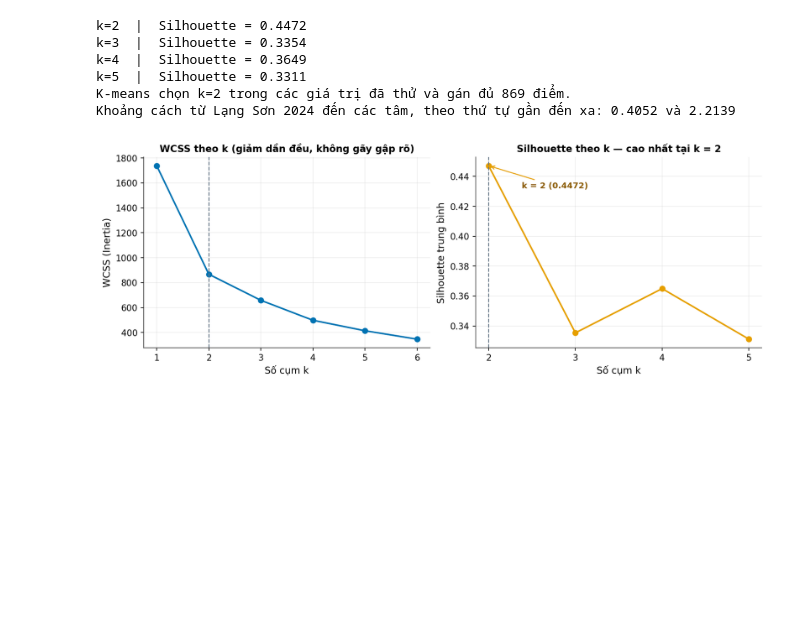
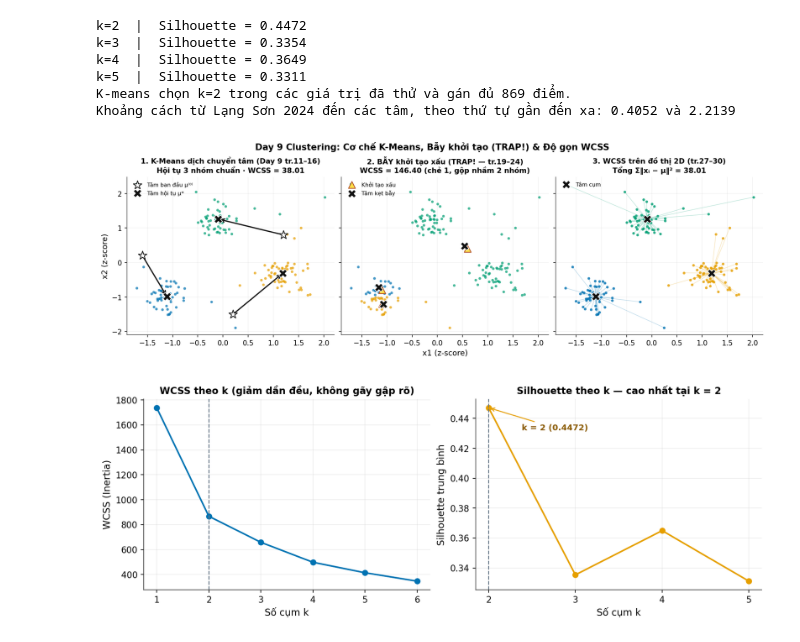
Before and after one commit to JasonTM17/Grid_Based_Sociology, a Jupyter notebook: notebooks/Nhom15_GiuaKy_STING_PAPI.ipynb, the cells around one changed output. Saved outputs shown, nothing was run; the diff lists cells and outputs as text; code cells hidden in the pictures; blank space fills up the shorter version.

```diff
--- a/notebooks/Nhom15_GiuaKy_STING_PAPI.ipynb
+++ b/notebooks/Nhom15_GiuaKy_STING_PAPI.ipynb
@@ -388,6 +416,11 @@ k=4  |  Silhouette = 0.3649
 k=5  |  Silhouette = 0.3311
 K-means chọn k=2 trong các giá trị đã thử và gán đủ 869 điểm.
 Khoảng cách từ Lạng Sơn 2024 đến các tâm, theo thứ tự gần đến xa: 0.4052 và 2.2139
+# %%
+fig = kmeans_mechanism_and_trap_figure()
+plt.show()
+# %% [output]
+[figure, added]
 # %%
 fig = kmeans_elbow_figure(Xz)
 plt.show()
```
Also changed, not shown: parts of 5 cells of this notebook, 13 other files.
